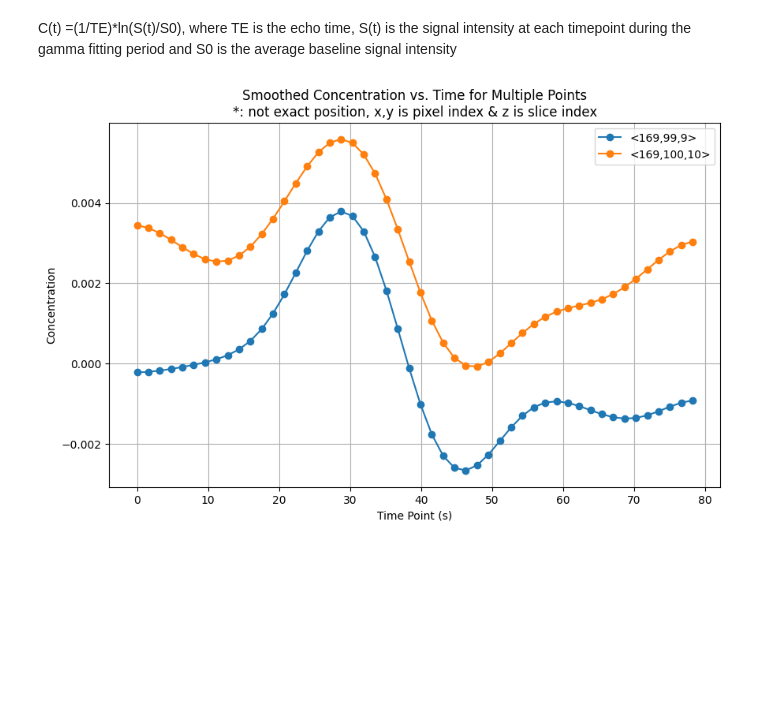
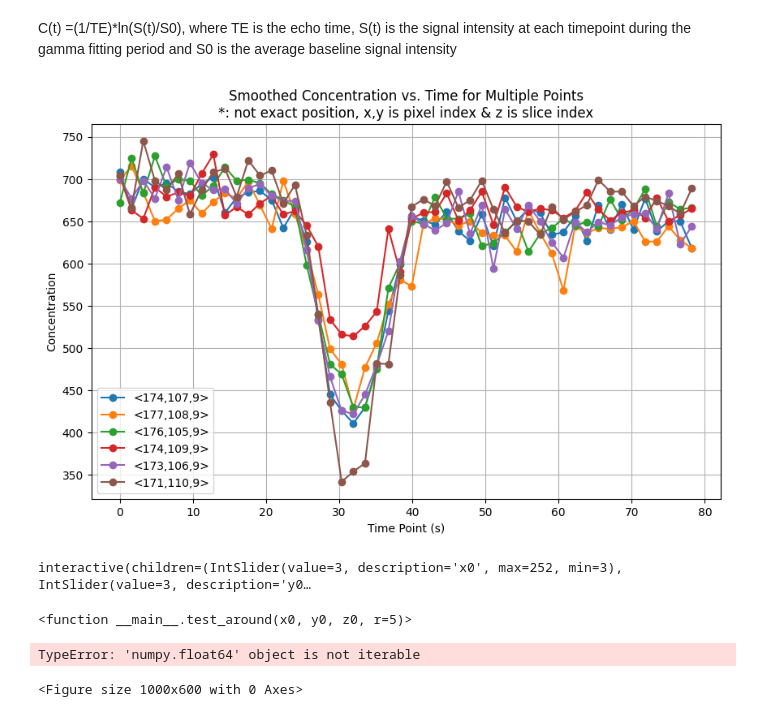
Before and after one commit to qqgjyx/MATH-Group, a Jupyter notebook: main.ipynb, the cells around one changed output. Drawn from its saved outputs; the diff is of its cells as text; code cells hidden in the pictures; blank space fills up the shorter version.

```diff
--- a/main.ipynb
+++ b/main.ipynb
@@ -32,8 +33,8 @@ for file in dicom_files:
 
     # Preprocess the image as necessary. This is just a placeholder for any actual preprocessing you need to do.
     # For example: image = preprocess(ds.pixel_array)
-    image_data.append(equalize_adapthist(gaussian(ds.pixel_array, sigma=1)))
-    # image_data.append(ds.pixel_array)
+    # image_data.append(equalize_adapthist(gaussian(ds.pixel_array, sigma=1)))
+    image_data.append(ds.pixel_array)
 
     # Extract acquisition time; note that you'll need to adjust 'AcquisitionTime' based on your DICOM files' metadata structure
     acquisition_times.append(time_to_seconds(ds.AcquisitionTime))
@@ -210,6 +141,8 @@ def intensity_to_concentration(intensity, baseline=None):
 
     if baseline is None:
         baseline = np.average(intensity[6:8]) #TODO: Baseline modeling
+
+    baseline = baseline + np.min(baseline)
 
     # Placeholder values for demonstration
     te = 32  # Echo time in milliseconds (ms)
@@ -217,7 +150,8 @@ def intensity_to_concentration(intensity, baseline=None):
     st = intensity  # Signal intensity at different times after contrast injection
 
     # Calculating contrast agent concentration using the provided formula
-    ct = (1/te) * np.log(st/s0)
+    # ct = (1/te) * np.log(st/s0)
+    ct = st
     return ct
 # %%
 def plt_point(x,y,z,view=False):
@@ -273,7 +207,7 @@ interactive(children=(IntSlider(value=0, description='i', max=49), IntSlider(val
 # %% [markdown]
 C(t) =(1/TE)*ln(S(t)/S0), where TE is the echo time, S(t) is the signal intensity at each timepoint during the gamma fitting period and S0 is the average baseline signal intensity
 # %%
-def smooth_data_gaussian(data, sigma=5):
+def smooth_data_gaussian(data, sigma=1):
     """
     Smooths the data using a Gaussian filter.
 
@@ -283,7 +217,7 @@ def smooth_data_gaussian(data, sigma=5):
     """
     return gaussian_filter1d(data, sigma)
 
-def plt_pointss(xyztuples=None, view=False, smooth=True):
+def plt_pointss(xyztuples=None, view=False, smooth=False, legend_on=False):
     if xyztuples is None:
         xyztuples = [(0, 0, 0)]
     plt.figure(figsize=(10, 6))
@@ -313,16 +247,54 @@ def plt_pointss(xyztuples=None, view=False, smooth=True):
     plt.title('Smoothed Concentration vs. Time for Multiple Points\n*: not exact position, x,y is pixel index & z is slice index')
     plt.xlabel('Time Point (s)')
     plt.ylabel('Concentration')
-    plt.legend()
+    if legend_on:
+        plt.legend()
     plt.grid(True)
     plt.show()
 
 # Example usage:
 # xyztuples = [(x1, y1, z1), (x2, y2, z2), ...]
 # plt_points(xyztuples, view=True)
+# %%
+xyztuples = [
+    (174,107,9),
+    (177,108,9),
+    (176,105,9),
+    (174,109,9),
+    (173,106,9),
+    (171,110,9)
+    ]
+plt_pointss(xyztuples,legend_on=True)
+# %% [output]
+[figure, added]
+# %%
+
+
+def test_around(x0,y0,z0,r=5):
+    xyztuples=[]
+    for x in range(x0-r,x0+r+1):
+        for y in range(y0-r,y0+r+1):
+            xyztuples.append((x,y,z0))
+    plt_pointss(xyztuples)
+
+r = 3
+
+interact(test_around,
+         z0=IntSlider(min=1,max=20,step=1, value=1),
+         x0=IntSlider(min=r, max=255-r, step=1),
+         y0=IntSlider(min=r, max=255-r, step=1),
+         r=r,
+         )
+# %% [output]
+interactive(children=(IntSlider(value=3, description='x0', max=252, min=3), IntSlider(value=3, description='y0…
+<function __main__.test_around(x0, y0, z0, r=5)>
 # %%
-xyztuples = [(169,99,9),
-            (169,100,10)]
+xyztuples = [
+    (173,99,10),
+    (169,99,9),
+    (169,100,10),
+    ]
 plt_pointss(xyztuples)
 # %% [output]
-[figure, removed]
+TypeError: 'numpy.float64' object is not iterable
+<Figure size 1000x600 with 0 Axes>
```
Also changed, not shown: parts of 13 cells of this notebook.
